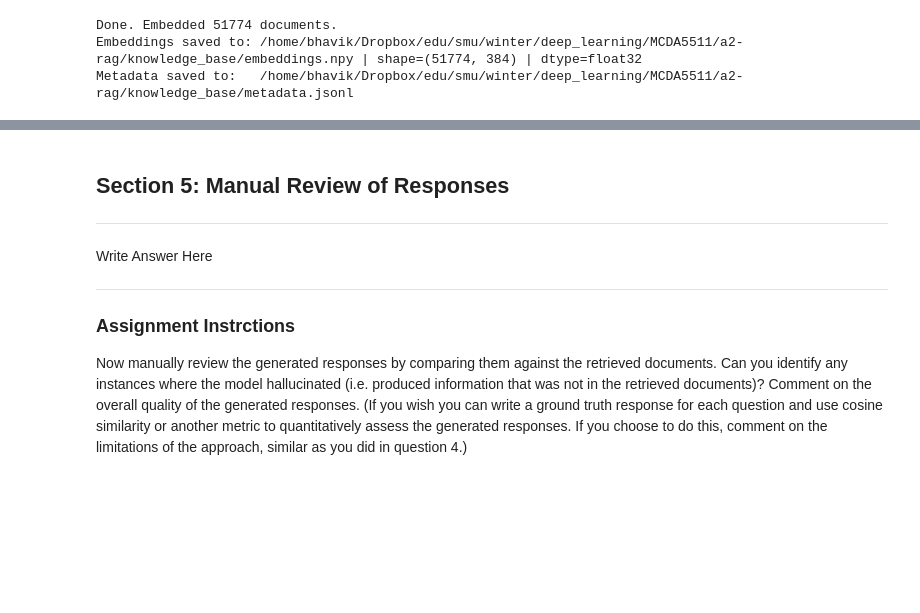
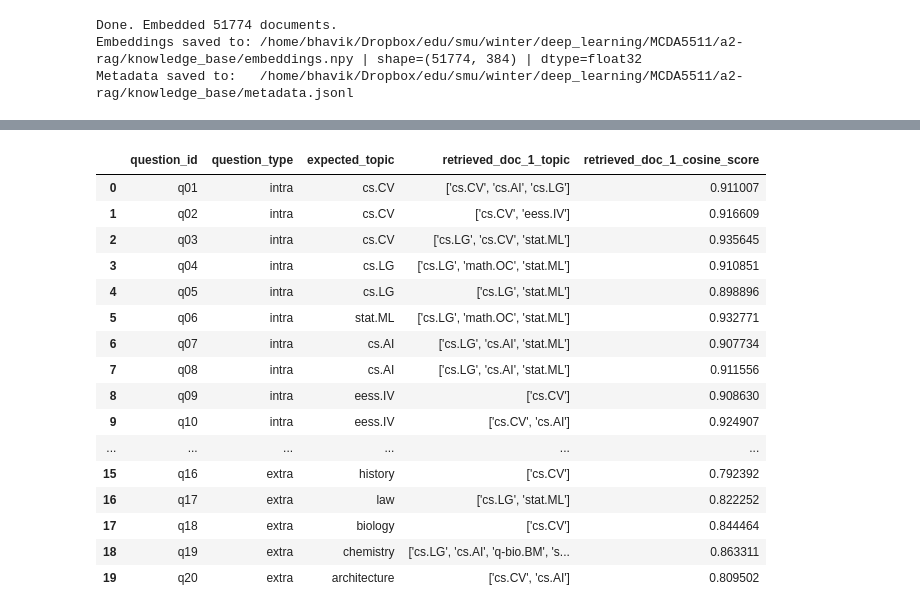
Before and after one commit to bhavik-knight/5511-a2-rag, a Jupyter notebook: rag.ipynb, the cells around one changed output, grey strips where cells are left out. Saved outputs shown, nothing was run; the diff lists cells and outputs as text; code cells hidden in the pictures; blank space fills up the shorter version.

```diff
--- a/rag.ipynb
+++ b/rag.ipynb
@@ -1318,16 +1403,21 @@ are. Can you find an instance where retrieval failed due to one or more of these
-# %% [markdown]
-## Section 5: Manual Review of Responses
----
-
-Write Answer Here
-
-
----
-### Assignment Instrctions
-
-Now manually review the generated responses by comparing them against the retrieved documents. Can
-you identify any instances where the model hallucinated (i.e. produced information that was not in the
-retrieved documents)? Comment on the overall quality of the generated responses. (If you wish you can
-write a ground truth response for each question and use cosine similarity or another metric to
-quantitatively assess the generated responses. If you choose to do this, comment on the limitations of the
-approach, similar as you did in question 4.)
+# %%
+results_df = pd.read_csv(OUTPUT_DIR / 'qa_results.csv')
+display(results_df[['question_id', 'question_type', 'expected_topic', 'retrieved_doc_1_topic', 'retrieved_doc_1_cosine_score']])
+# %% [output]
+|  | question_id | question_type | expected_topic | retrieved_doc_1_topic | retrieved_doc_1_cosine_score |
+| 0 | q01 | intra | cs.CV | ['cs.CV', 'cs.AI', 'cs.LG'] | 0.911007 |
+| 1 | q02 | intra | cs.CV | ['cs.CV', 'eess.IV'] | 0.916609 |
+| 2 | q03 | intra | cs.CV | ['cs.LG', 'cs.CV', 'stat.ML'] | 0.935645 |
+| 3 | q04 | intra | cs.LG | ['cs.LG', 'math.OC', 'stat.ML'] | 0.910851 |
+| 4 | q05 | intra | cs.LG | ['cs.LG', 'stat.ML'] | 0.898896 |
+| 5 | q06 | intra | stat.ML | ['cs.LG', 'math.OC', 'stat.ML'] | 0.932771 |
+| 6 | q07 | intra | cs.AI | ['cs.LG', 'cs.AI', 'stat.ML'] | 0.907734 |
+| 7 | q08 | intra | cs.AI | ['cs.LG', 'cs.AI', 'stat.ML'] | 0.911556 |
+| 8 | q09 | intra | eess.IV | ['cs.CV'] | 0.908630 |
+| 9 | q10 | intra | eess.IV | ['cs.CV', 'cs.AI'] | 0.924907 |
+| ... | ... | ... | ... | ... | ... |
+| 15 | q16 | extra | history | ['cs.CV'] | 0.792392 |
+| 16 | q17 | extra | law | ['cs.LG', 'stat.ML'] | 0.822252 |
+| 17 | q18 | extra | biology | ['cs.CV'] | 0.844464 |
+| 18 | q19 | extra | chemistry | ['cs.LG', 'cs.AI', 'q-bio.BM', 's... | 0.863311 |
+| 19 | q20 | extra | architecture | ['cs.CV', 'cs.AI'] | 0.809502 |
```
Also changed, not shown: parts of 32 cells of this notebook, 1 other file.
